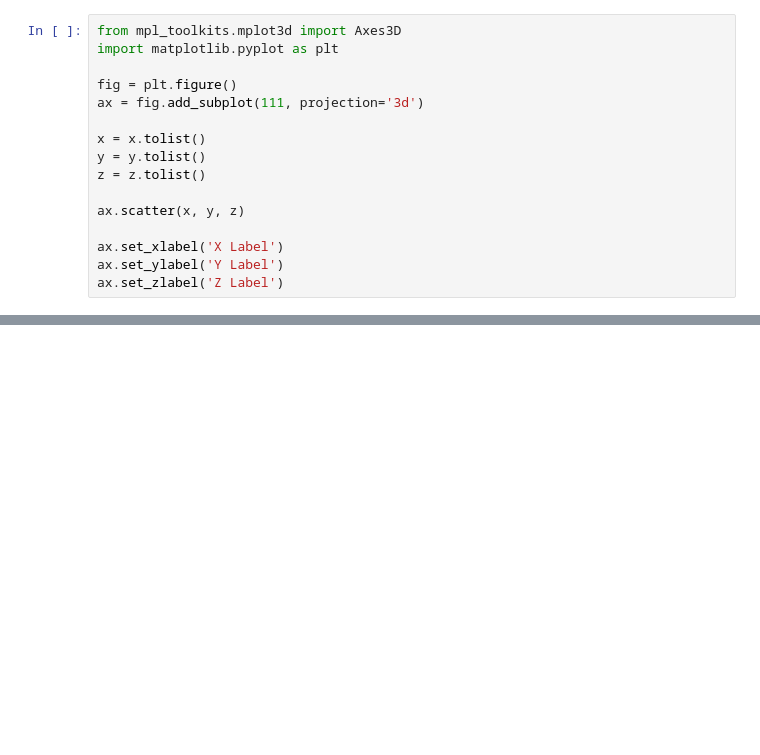
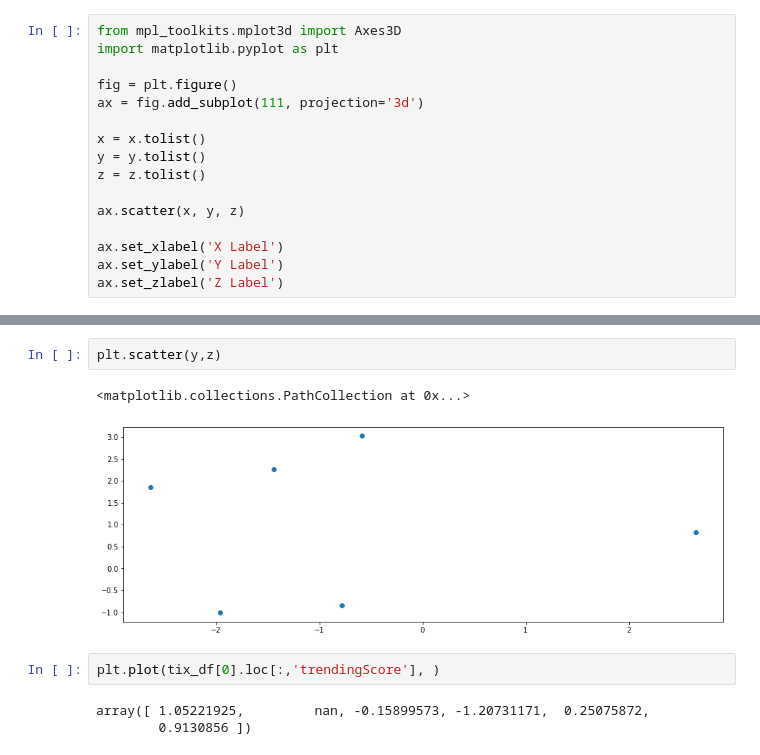
Before and after one commit to bd395/quantFinance, a Jupyter notebook: DOW_StockTwits/Predicting_Tomorrow.ipynb, the cells around one changed output, grey strips where cells are left out. Drawn from its saved outputs; the diff is of its cells as text; blank space fills up the shorter version.

```diff
--- a/DOW_StockTwits/Predicting_Tomorrow.ipynb
+++ b/DOW_StockTwits/Predicting_Tomorrow.ipynb
@@ -207,0 +206,10 @@ y.tolist()
+# %%
+plt.scatter(y,z)
+# %% [output]
+<matplotlib.collections.PathCollection at 0x...>
+[figure, added]
+# %%
+plt.plot(tix_df[0].loc[:,'trendingScore'], )
+# %% [output]
+array([ 1.05221925,         nan, -0.15899573, -1.20731171,  0.25075872,
+        0.9130856 ])
```
Also changed, not shown: parts of 2 cells of this notebook, 1 other file.
